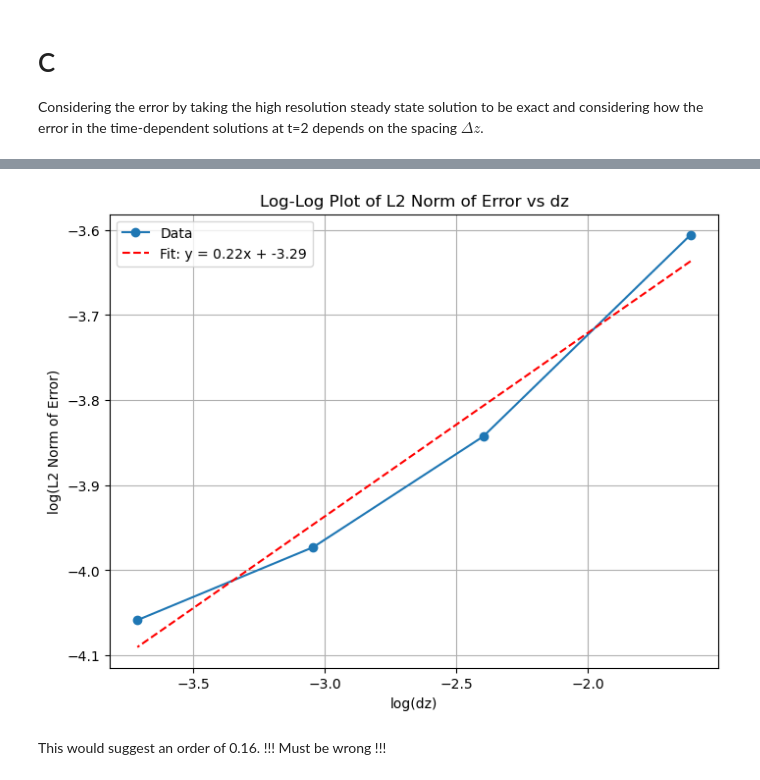
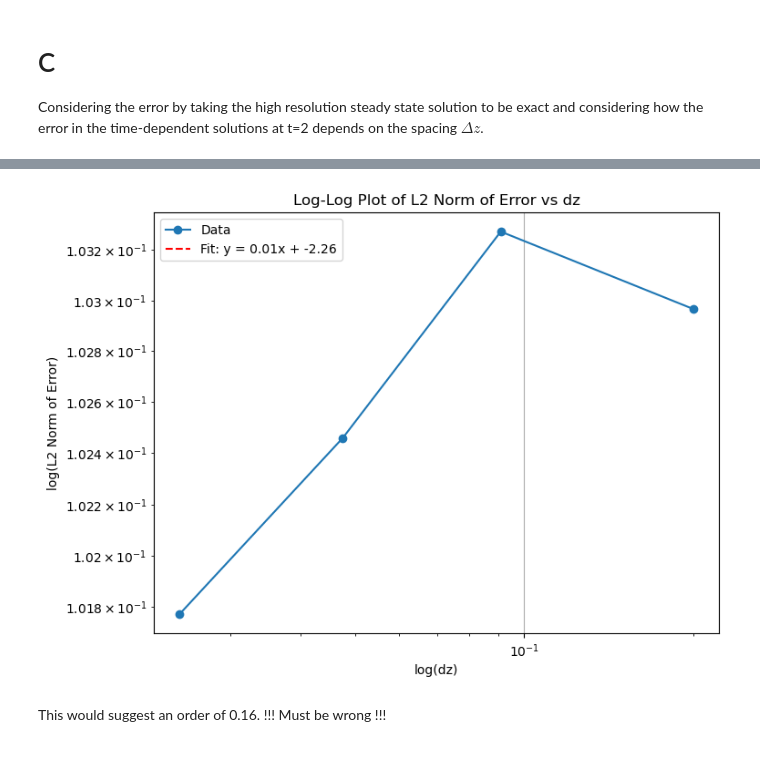
Before and after one commit to obokhove/FDnumerics2526, a Jupyter notebook: Alex_Carey/Exercise 1/Code.ipynb, the cells around one changed output, grey strips where cells are left out. Cells and saved outputs as stored; diff of their text form; code cells hidden in the pictures.

```diff
--- a/Alex_Carey/Exercise 1/Code.ipynb
+++ b/Alex_Carey/Exercise 1/Code.ipynb
@@ -24,8 +24,8 @@ for some constant Q and b a function of z only (steady state solution).
 # %%
 # A discretization update scheme allowing for the interation from b0 = 0 to bJ = H
 def iterative_scheme(alpha, beta, Q, bPrev, H, dz):
-    # We calculate the forward euler discretiztion approximation of the derivative
-    b = bPrev + dz * (alpha * bPrev**3 - Q) / (beta * bPrev)
+    # We calculate the forward euler discretization approximation of the derivative
+    b = bPrev + dz * (alpha * bPrev**3 - Q) / (beta * bPrev**3)
     return b
 
 def solve(alpha, beta, Q, H, J, b0) -> list[tuple[float, float]]:
@@ -87,7 +114,7 @@ def time_d_iteration(bPrev: list[float], alpha: float, b0: float,
     # Note that bPrev is the points from the previous time step at j-1, j and j+1 where we are
     # calculating for the current time step at position j
     bNext: float = bPrev[1] - dt * (3 * alpha * b0 ** 2 * (bPrev[1] - bPrev[0]) / dz
-                             - beta * (bPrev[2] - 2 * bPrev[1] + bPrev[0]) / dz**2)
+                             - beta * b0 ** 3 * (bPrev[2] - 2 * bPrev[1] + bPrev[0]) / dz**2)
     return bNext
 
 def solve_time_dependent(alpha: float, beta: float, H: float,
@@ -370,33 +441,35 @@ print(L2_5, L2_11, L2_21, L2_41)
 # %%
 # Extract dz values for each grid size
 
 dz_5 = 1 / 5
 dz_11 = 1 / 11
 dz_21 = 1 / 21
 dz_41 = 1 / 41
 
 # Take the log of the dz values and L2 norms
 log_dz = [np.log(dz_5), np.log(dz_11), np.log(dz_21), np.log(dz_41)]
 log_L2 = [np.log(L2_5), np.log(L2_11), np.log(L2_21),
             np.log(L2_41)]
 
 # Plot log(L2) against log(dz) with a line of best fit with equation shown
 plt.figure(figsize=(8, 6))
-plt.plot(log_dz, log_L2, marker='o')
+plt.plot([dz_5, dz_11, dz_21, dz_41], [L2_5, L2_11, L2_21, L2_41], marker='o')
+plt.xscale("log")
+plt.yscale("log")
 plt.title('Log-Log Plot of L2 Norm of Error vs dz')
 plt.xlabel('log(dz)')
 plt.ylabel('log(L2 Norm of Error)')
 plt.grid(True)
 
 # Fit a line to the log-log data
 fit = np.polyfit(log_dz, log_L2, 1)
 fit_line = np.polyval(fit, log_dz)
 plt.plot(log_dz, fit_line, 'r--')
 plt.legend(['Data', f'Fit: y = {fit[0]:.2f}x + {fit[1]:.2f}'])
 
 plt.show()
 # %% [output]
-[figure, old version]
+[figure, new version]
 # %% [markdown]
 This would suggest an order of 0.16. !!! Must be wrong !!!
 # %% [markdown]
```
Also changed, not shown: parts of 20 cells of this notebook, 1 other file.
